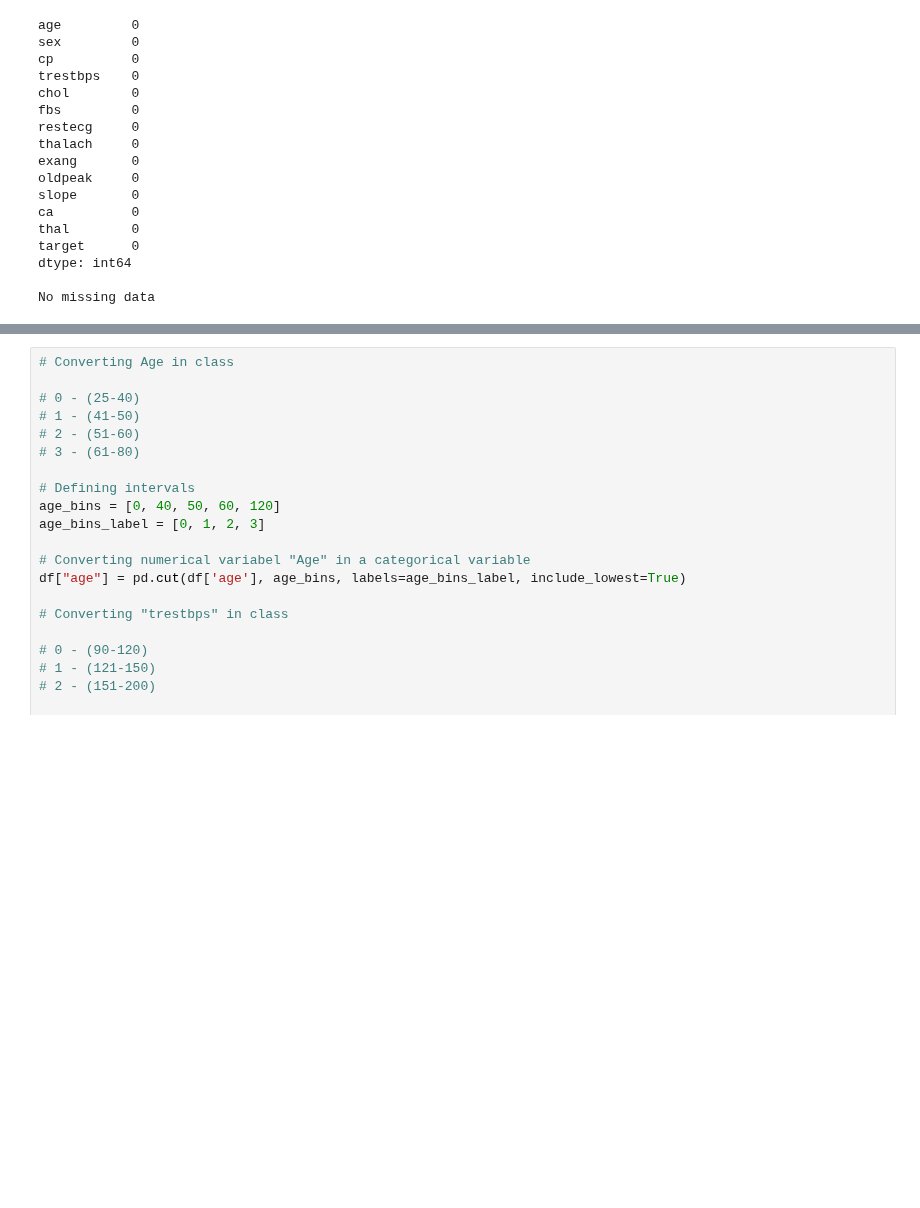
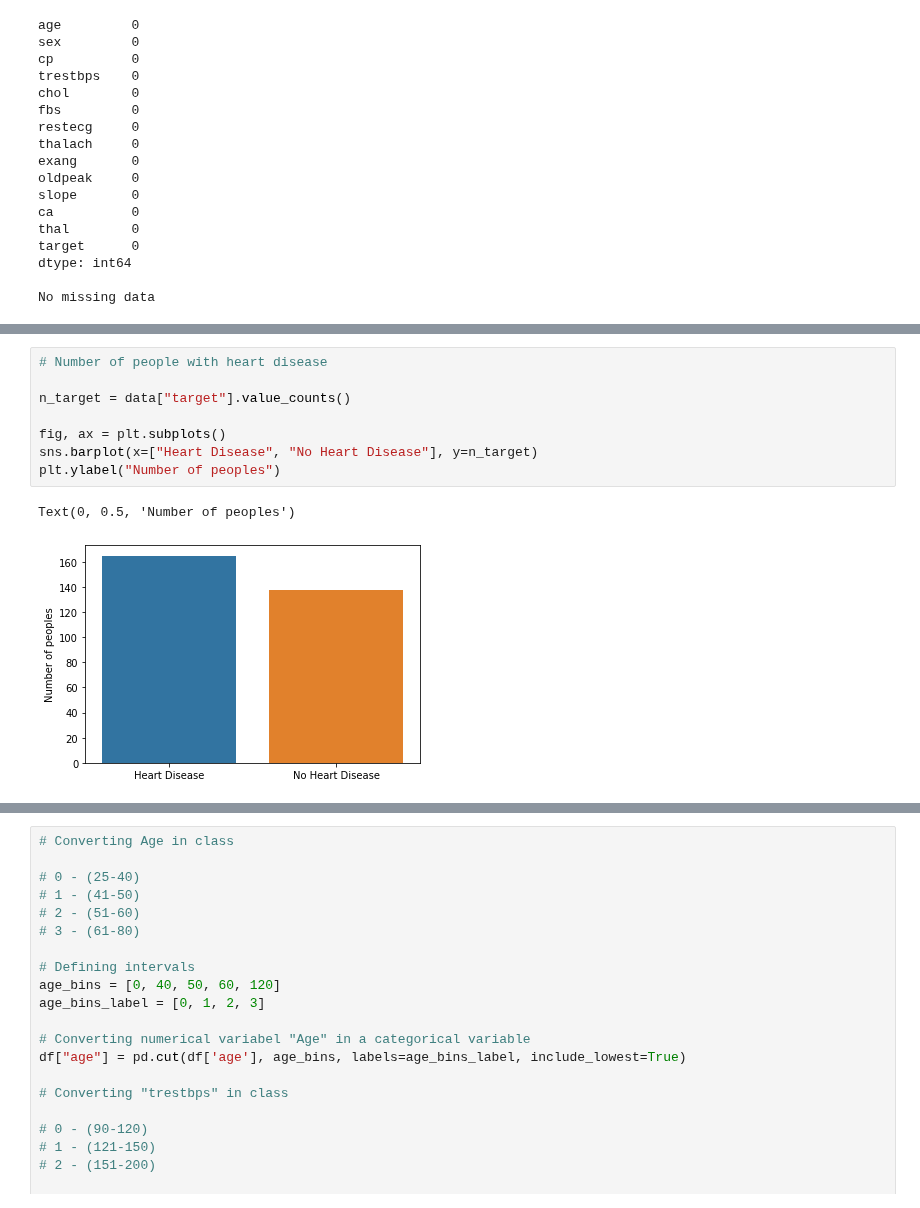
Before and after one commit to marcosrochedo/data-projects, a Jupyter notebook: heart-disease-predict/heart-disease-predict/heart-disease-kaggle.ipynb, the cells around one changed output, grey strips where cells are left out. Drawn from its saved outputs; the diff is of its cells as text; blank space fills up the shorter version.

```diff
--- a/heart-disease-predict/heart-disease-predict/heart-disease-kaggle.ipynb
+++ b/heart-disease-predict/heart-disease-predict/heart-disease-kaggle.ipynb
@@ -96,0 +111,11 @@ No missing data
+# %%
+# Number of people with heart disease
+
+n_target = data["target"].value_counts()
+
+fig, ax = plt.subplots()
+sns.barplot(x=["Heart Disease", "No Heart Disease"], y=n_target)
+plt.ylabel("Number of peoples")
+# %% [output]
+Text(0, 0.5, 'Number of peoples')
+[figure, added]
```
Also changed, not shown: parts of 8 cells of this notebook.
